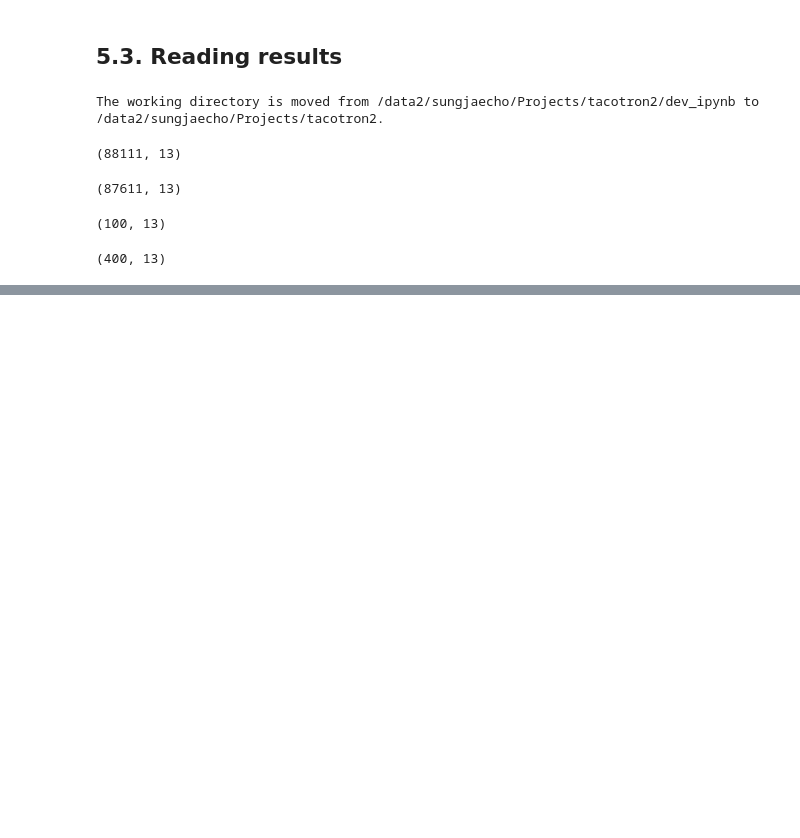
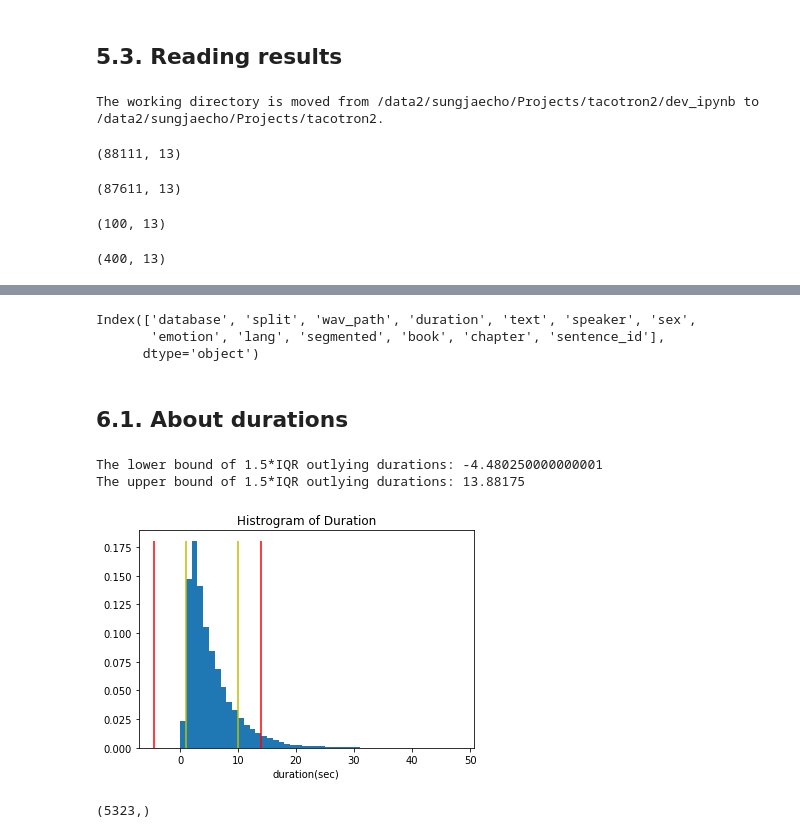
Before and after one commit to sungjae-cho/tacotron2, a Jupyter notebook: dev_ipynb/21_import_BC2013.ipynb, the cells around one changed output, grey strips where cells are left out. Drawn from its saved outputs; the diff is of its cells as text; code cells hidden in the pictures; blank space fills up the shorter version.

Commit message:
Add Section 6 to draw data histograms.

```diff
--- a/dev_ipynb/21_import_BC2013.ipynb
+++ b/dev_ipynb/21_import_BC2013.ipynb
@@ -524,0 +535,10 @@ df_bc2013[df_bc2013.split == 'test'].shape
+# %%
+import pandas as pd
+bc2013_raw_csv_path = 'metadata/bc2013_raw.csv'
+df = pd.read_csv(bc2013_raw_csv_path)
+# %%
+print(df.columns)
+# %% [output]
+Index(['database', 'split', 'wav_path', 'duration', 'text', 'speaker', 'sex',
+       'emotion', 'lang', 'segmented', 'book', 'chapter', 'sentence_id'],
+      dtype='object')
@@ -524,0 +553,34 @@ df_bc2013[df_bc2013.split == 'test'].shape
+# %% [markdown]
+## 6.1. About durations
+# %%
+durations = df.duration.to_numpy()
+# %%
+import matplotlib.pyplot as plt
+import scipy.stats
+import numpy as np
+
+
+iqr_y = scipy.stats.iqr(durations)
+q1_y = np.quantile(durations, 0.25)
+q3_y = np.quantile(durations, 0.75)
+lb_y = q1_y - 1.5 * iqr_y # Lower bound
+ub_y = q3_y + 1.5 * iqr_y # Upper bound
+print("The lower bound of 1.5*IQR outlying durations:", lb_y)
+print("The upper bound of 1.5*IQR outlying durations:", ub_y)
+
+plt.title("Histrogram of Duration")
+bins = list(range(0,int(durations.max())+1))
+n, bins, patches= plt.hist(durations, bins=bins, density=True)
+plt.vlines([lb_y, ub_y], n.min(), n.max(), color='r')
+plt.vlines([1,10], n.min(), n.max(), color='y')
+plt.xlabel('duration(sec)')
+plt.show()
+# %% [output]
+The lower bound of 1.5*IQR outlying durations: -4.480250000000001
+The upper bound of 1.5*IQR outlying durations: 13.88175
+[figure, added]
+# %%
+upper_durations = durations[np.argwhere(durations > ub_y)].reshape(-1)
+print(upper_durations.shape)
+# %% [output]
+(5323,)
```
Also changed, not shown: parts of 16 cells of this notebook.
